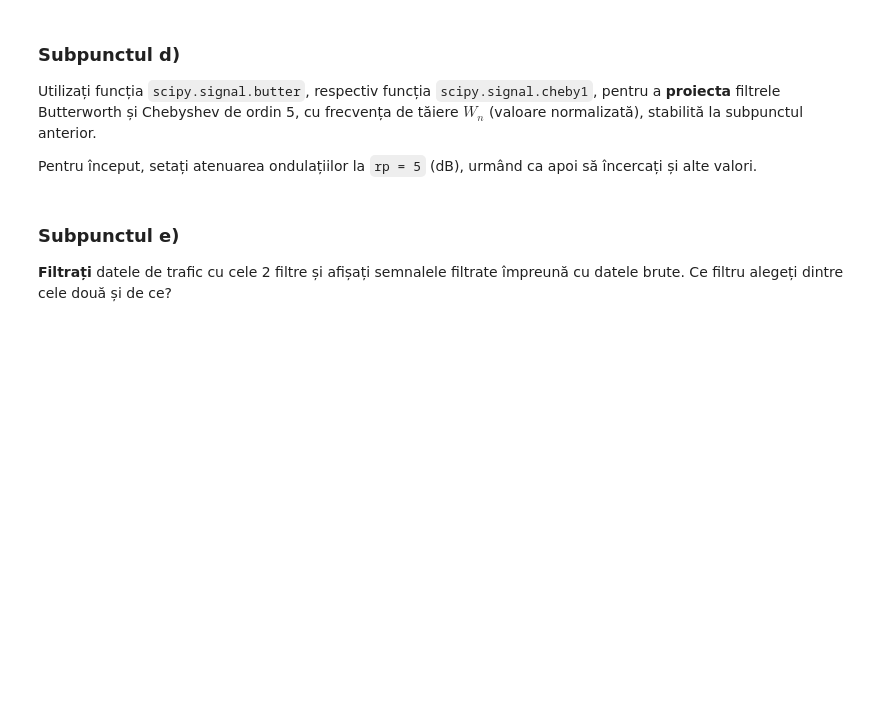
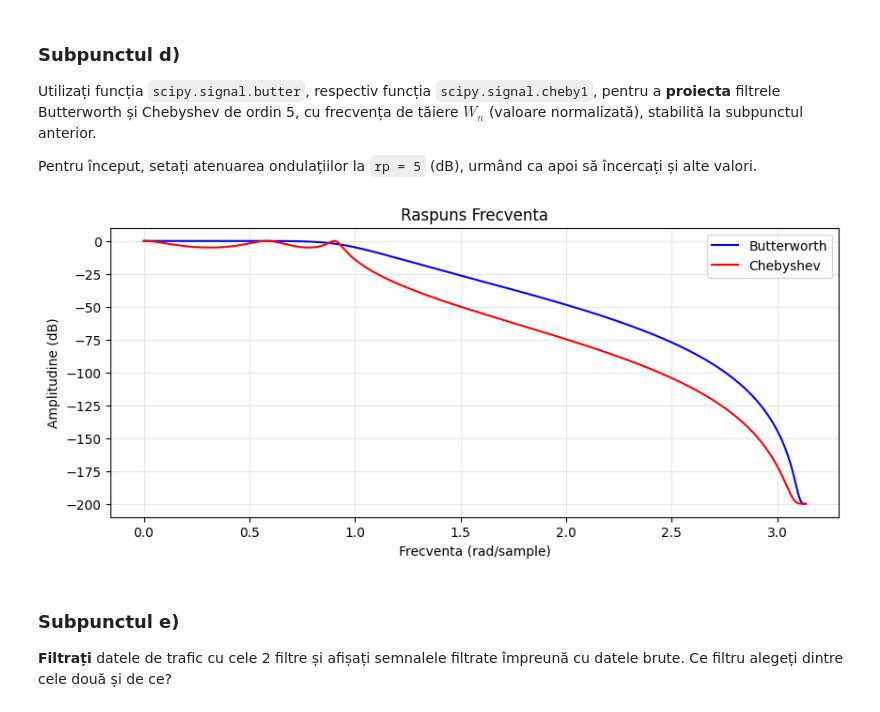
Before and after one commit to Glosperx/Semnale, a Jupyter notebook: ps-lab-9-Cojoaca_Alexandru.ipynb, the cells around one changed output. Drawn from its saved outputs; the diff is of its cells as text; code cells hidden in the pictures; blank space fills up the shorter version.

```diff
--- a/ps-lab-9-Cojoaca_Alexandru.ipynb
+++ b/ps-lab-9-Cojoaca_Alexandru.ipynb
@@ -123,6 +164,27 @@ Pe lângă valoarea frecvenței în Herzi, determinați și valoarea ei normaliz
 Utilizați funcția `scipy.signal.butter`, respectiv funcția `scipy.signal.cheby1`, pentru a **proiecta** filtrele Butterworth și Chebyshev de ordin 5, cu frecvența de tăiere $W_n$ (valoare normalizată), stabilită la subpunctul anterior.
 
 Pentru început, setați atenuarea ondulațiilor la `rp = 5` (dB), urmând ca apoi să încercați și alte valori.
+# %%
+order = 5
+rp = 5
+
+b_but, a_but = butter(order, norm_cutoff, btype='low')
+b_cheb, a_cheb = cheby1(order, rp, norm_cutoff, btype='low')
+
+w_but, h_but = freqz(b_but, a_but)
+w_cheb, h_cheb = freqz(b_cheb, a_cheb)
+
+plt.figure(figsize=(10, 4))
+plt.plot(w_but, 20 * np.log10(np.abs(h_but) + 1e-10), 'b-', label='Butterworth')
+plt.plot(w_cheb, 20 * np.log10(np.abs(h_cheb) + 1e-10), 'r-', label='Chebyshev')
+plt.xlabel('Frecventa (rad/sample)')
+plt.ylabel('Amplitudine (dB)')
+plt.title('Raspuns Frecventa')
+plt.legend()
+plt.grid(True, alpha=0.3)
+plt.show()
+# %% [output]
+[figure, added]
 # %% [markdown]
 ### Subpunctul e)
 
```
Also changed, not shown: parts of 5 cells of this notebook.
